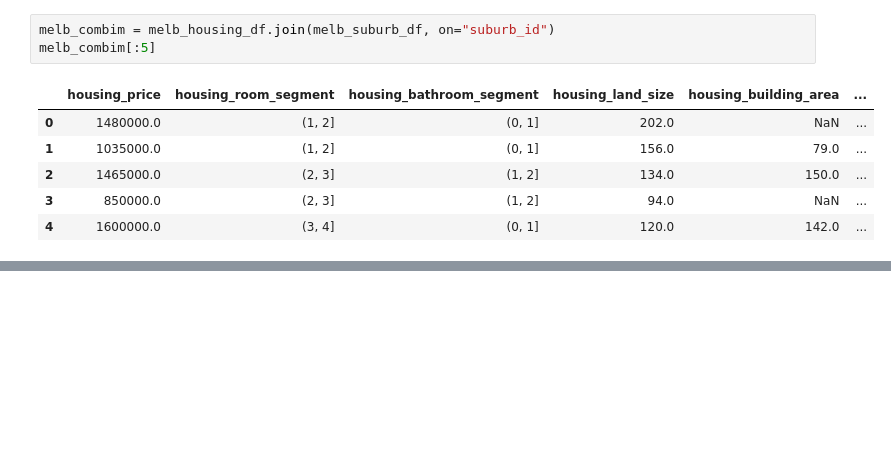
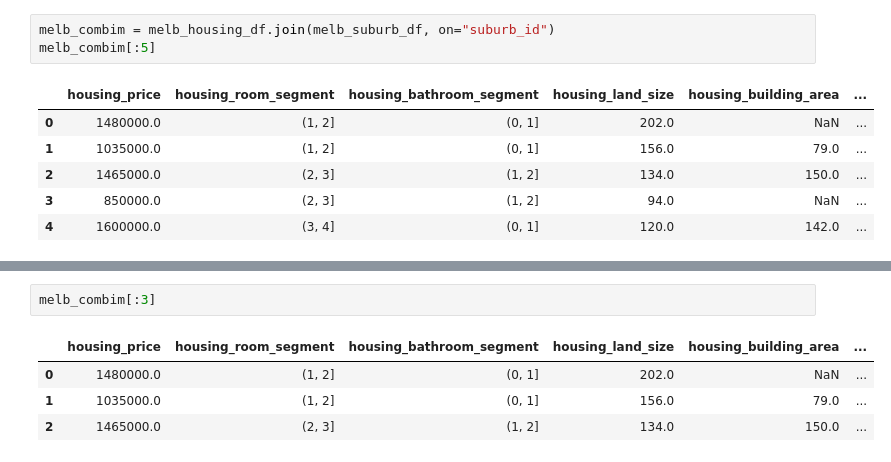
Before and after one commit to benjaminocampo/DataCuration, a Jupyter notebook: notebooks/preprocess/encode_dataset.ipynb, the cells around one changed output, grey strips where cells are left out. Cells and saved outputs as stored; diff of their text form; blank space fills up the shorter version.

```diff
--- a/notebooks/preprocess/encode_dataset.ipynb
+++ b/notebooks/preprocess/encode_dataset.ipynb
@@ -200 +191,8 @@ melb_combim.loc[:,['housing_year_built_imputer', 'housing_building_area_imputer'
+# %%
+melb_combim[:3]
+# %% [output]
+|  | housing_price | housing_room_segment | housing_bathroom_segment | housing_land_size | housing_building_area | ... |
+| 0 | 1480000.0 | (1, 2] | (0, 1] | 202.0 | NaN | ... |
+| 1 | 1035000.0 | (1, 2] | (0, 1] | 156.0 | 79.0 | ... |
+| 2 | 1465000.0 | (2, 3] | (1, 2] | 134.0 | 150.0 | ... |
 # %%
```
Also changed, not shown: parts of 34 cells of this notebook.
